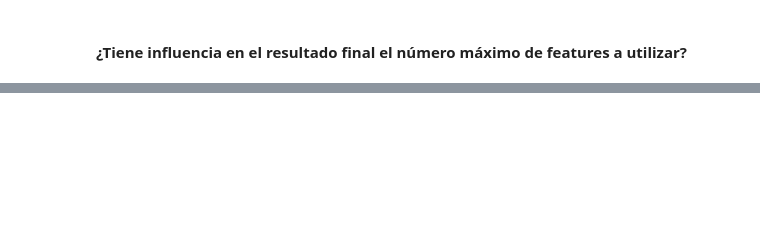
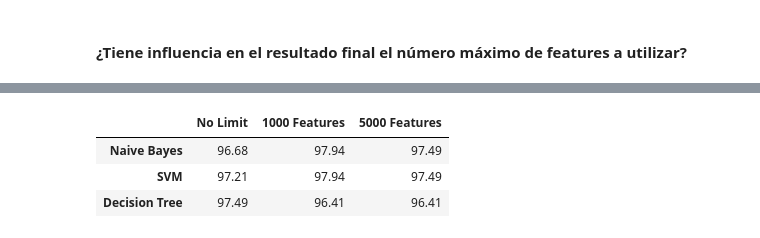
Before and after one commit to blackalle/NLP, a Jupyter notebook: Actividad2.ipynb, the cells around one changed output, grey strips where cells are left out. Cells and saved outputs as stored; diff of their text form; code cells hidden in the pictures; blank space fills up the shorter version.

```diff
--- a/Actividad2.ipynb
+++ b/Actividad2.ipynb
@@ -354,0 +393,18 @@ Confusion Matrix SVM con 5000 features:
+# %%
+# Valores de precisión previamente calculados y discutidos
+accuracy_values = {
+    "Naive Bayes": {"No Limit": 96.68, "1000 Features": 97.94, "5000 Features": 97.49},
+    "SVM": {"No Limit": 97.21, "1000 Features": 97.94, "5000 Features": 97.49},
+    "Decision Tree": {"No Limit": 97.49, "1000 Features": 96.41, "5000 Features": 96.41}
+}
+
+# Crear DataFrame para la comparación
+accuracy_df = pd.DataFrame(accuracy_values).T
+
+# Imprimir la tabla de comparación
+accuracy_df
+# %% [output]
+|  | No Limit | 1000 Features | 5000 Features |
+| Naive Bayes | 96.68 | 97.94 | 97.49 |
+| SVM | 97.21 | 97.94 | 97.49 |
+| Decision Tree | 97.49 | 96.41 | 96.41 |
```
Also changed, not shown: parts of 17 cells of this notebook.
